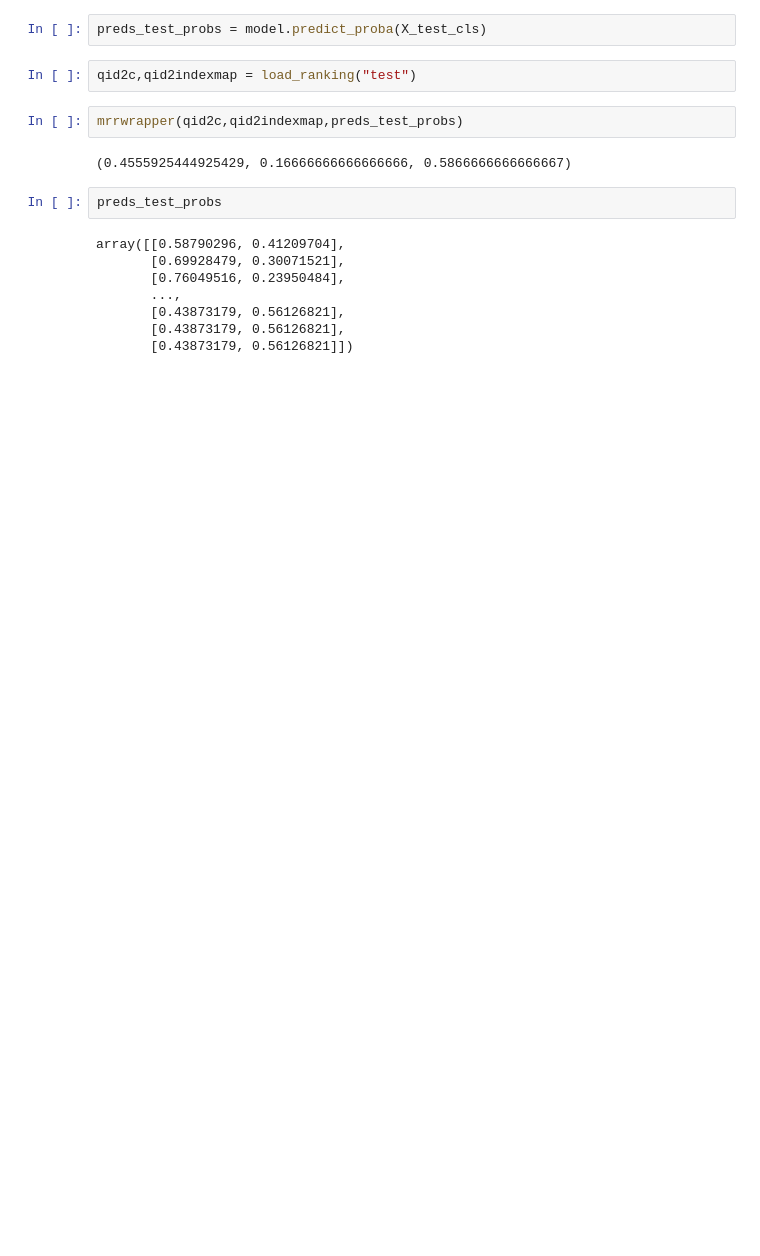
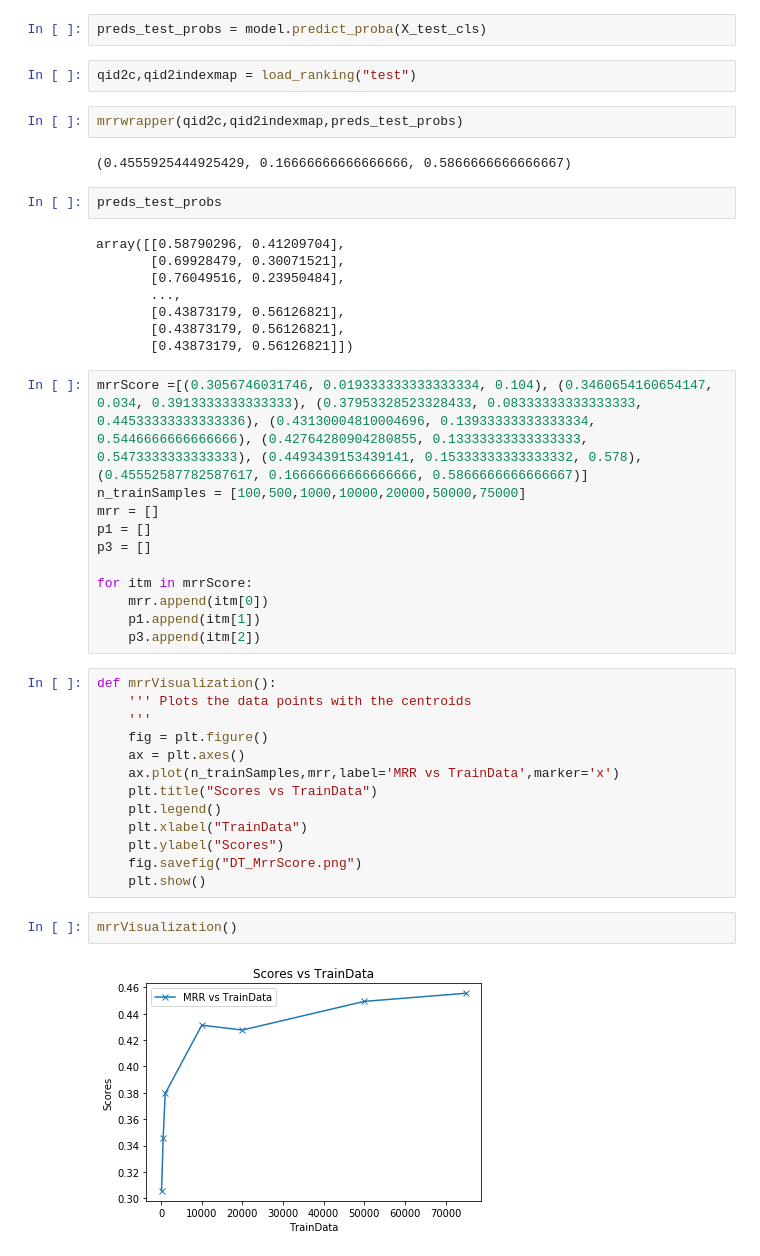
Before and after one commit to pratyay-banerjee/KnowledgeExtractionOBQA, a Jupyter notebook: DT/DT.ipynb, the cells around one changed output. Drawn from its saved outputs; the diff is of its cells as text; blank space fills up the shorter version.

Commit message:
Updated MRR and Precision Figures
Updated figures for MRR and Precision.

```diff
--- a/DT/DT.ipynb
+++ b/DT/DT.ipynb
@@ -253,3 +253,31 @@ array([[0.58790296, 0.41209704],
        [0.43873179, 0.56126821],
        [0.43873179, 0.56126821],
        [0.43873179, 0.56126821]])
+# %%
+mrrScore =[(0.3056746031746, 0.019333333333333334, 0.104), (0.3460654160654147, 0.034, 0.3913333333333333), (0.37953328523328433, 0.08333333333333333, 0.44533333333333336), (0.43130004810004696, 0.13933333333333334, 0.5446666666666666), (0.42764280904280855, 0.13333333333333333, 0.5473333333333333), (0.4493439153439141, 0.15333333333333332, 0.578), (0.45552587782587617, 0.16666666666666666, 0.5866666666666667)]
+n_trainSamples = [100,500,1000,10000,20000,50000,75000]
+mrr = []
+p1 = []
+p3 = []
+
+for itm in mrrScore:
+    mrr.append(itm[0])
+    p1.append(itm[1])
+    p3.append(itm[2])
+# %%
+def mrrVisualization():
+    ''' Plots the data points with the centroids
+    '''
+    fig = plt.figure()
+    ax = plt.axes()
+    ax.plot(n_trainSamples,mrr,label='MRR vs TrainData',marker='x')
+    plt.title("Scores vs TrainData")
+    plt.legend()
+    plt.xlabel("TrainData")
+    plt.ylabel("Scores")
+    fig.savefig("DT_MrrScore.png")
+    plt.show()
+# %%
+mrrVisualization()
+# %% [output]
+[figure, added]
```
Also changed, not shown: parts of 2 cells of this notebook, 28 other files.
